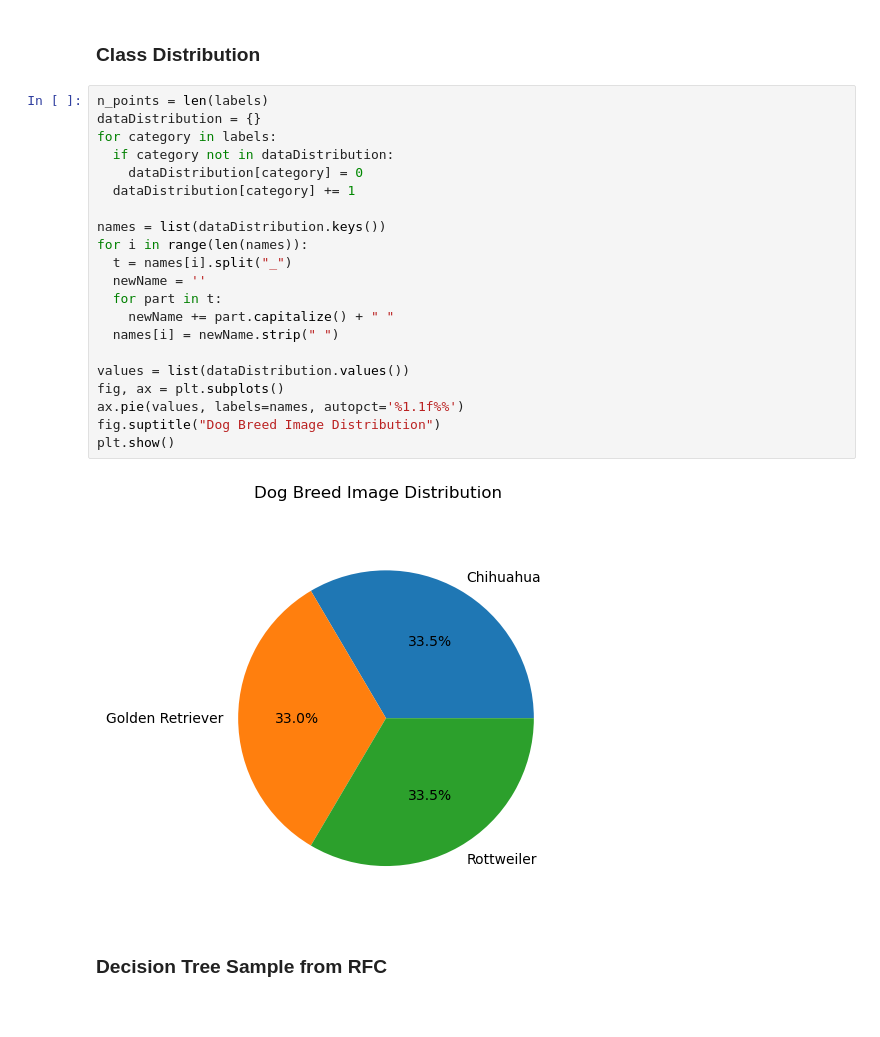
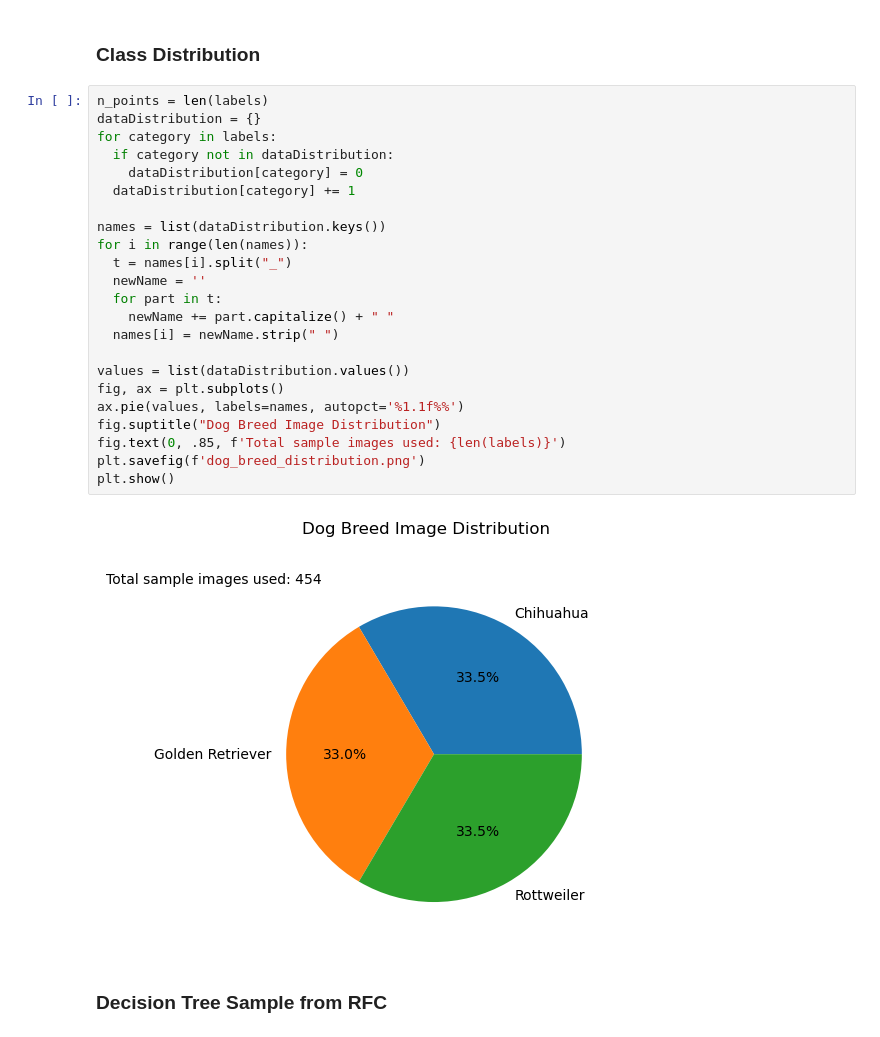
Before and after one commit to GCadel/dog_breed_classification, a Jupyter notebook: training.ipynb, the cells around one changed output. Saved outputs shown, nothing was run; the diff lists cells and outputs as text.

Commit message:
Writing visuals to file

```diff
--- a/training.ipynb
+++ b/training.ipynb
@@ -106,26 +110,28 @@ golden_retriever       0.69      0.73      0.71        15
 # %%
 n_points = len(labels)
 dataDistribution = {}
 for category in labels:
   if category not in dataDistribution:
     dataDistribution[category] = 0
   dataDistribution[category] += 1
 
 names = list(dataDistribution.keys())
 for i in range(len(names)):
   t = names[i].split("_")
   newName = ''
   for part in t:
     newName += part.capitalize() + " "
   names[i] = newName.strip(" ")
 
 values = list(dataDistribution.values())
 fig, ax = plt.subplots()
 ax.pie(values, labels=names, autopct='%1.1f%%')
 fig.suptitle("Dog Breed Image Distribution")
+fig.text(0, .85, f'Total sample images used: {len(labels)}')
+plt.savefig(f'dog_breed_distribution.png')
 plt.show()
 # %% [output]
-[figure, old version]
+[figure, new version]
 # %% [markdown]
 ### Decision Tree Sample from RFC
 # %%
```
Also changed, not shown: parts of 3 cells of this notebook, 5 other files.
